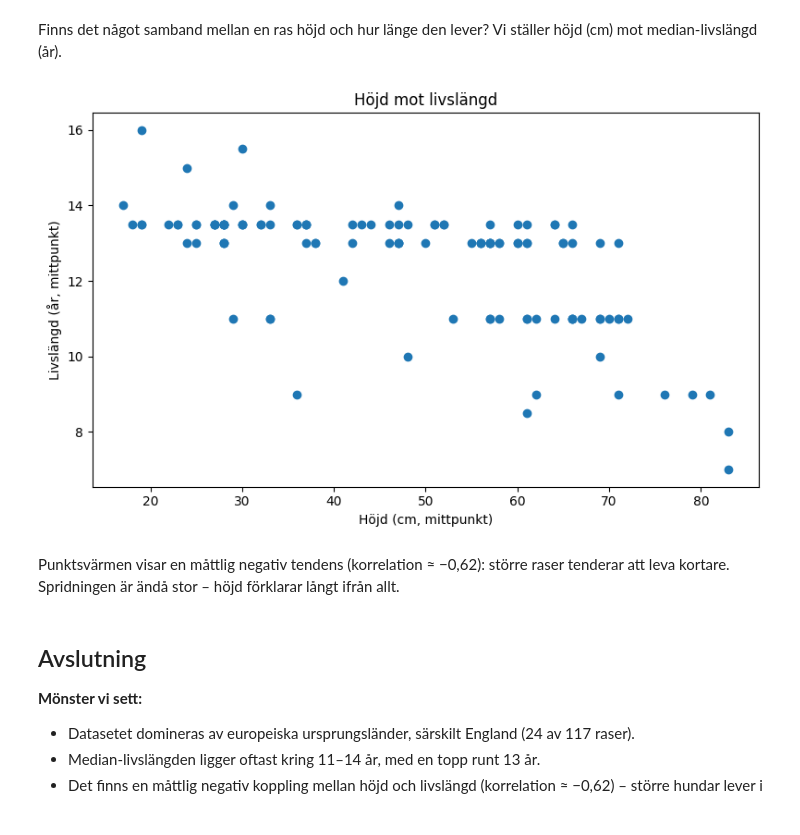
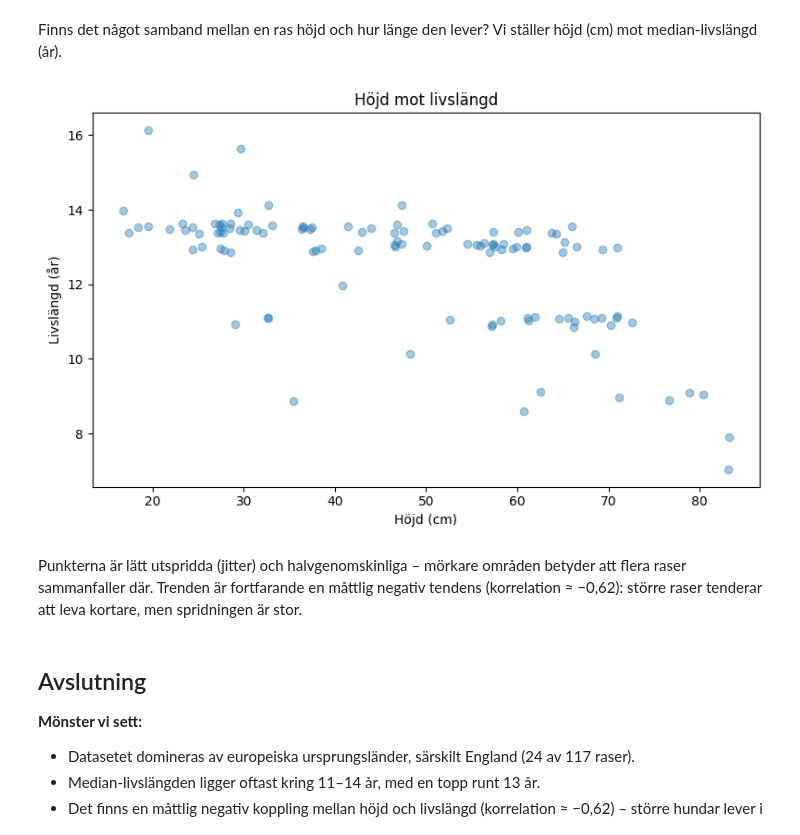
Before and after one commit to LukWen-Ill/inlamning-KK1-Lukas-Wennstrom, a Jupyter notebook: notebook.ipynb, the cells around one changed output. Cells and saved outputs as stored; diff of their text form; code cells hidden in the pictures.

Commit message:
scatter har jitter

```diff
--- a/notebook.ipynb
+++ b/notebook.ipynb
@@ -155,17 +156,23 @@ De flesta raser har en median-livslängd på ungefär 11–14 år, med en tydlig
 # %% [markdown]
 Finns det något samband mellan en ras höjd och hur länge den lever? Vi ställer höjd (cm) mot median-livslängd (år).
 # %%
+# Många raser delar exakt samma (höjd, livslängd). Lite slumpförskjutning (jitter)
+# och genomskinlighet gör att överlappande punkter syns.
+rng = np.random.default_rng(0)  # fast frö => samma bild varje körning
+jitter_h = rng.uniform(-0.6, 0.6, len(df))
+jitter_l = rng.uniform(-0.15, 0.15, len(df))
+
 fig, ax = plt.subplots(figsize=(8, 5))
-ax.scatter(df["Höjd_cm"], df["Livslängd_mitt"])
+ax.scatter(df["Höjd_cm"] + jitter_h, df["Livslängd_mitt"] + jitter_l, alpha=0.4)
 ax.set_title("Höjd mot livslängd")
-ax.set_xlabel("Höjd (cm, mittpunkt)")
-ax.set_ylabel("Livslängd (år, mittpunkt)")
+ax.set_xlabel("Höjd (cm)")
+ax.set_ylabel("Livslängd (år)")
 fig.tight_layout()
 plt.show()
 # %% [output]
-[figure, old version]
+[figure, new version]
 # %% [markdown]
-Punktsvärmen visar en måttlig negativ tendens (korrelation ≈ −0,62): större raser tenderar att leva kortare. Spridningen är ändå stor – höjd förklarar långt ifrån allt.
+Punkterna är lätt utspridda (jitter) och halvgenomskinliga – mörkare områden betyder att flera raser sammanfaller där. Trenden är fortfarande en måttlig negativ tendens (korrelation ≈ −0,62): större raser tenderar att leva kortare, men spridningen är stor.
 # %% [markdown]
 ## Avslutning
 
```
Also changed, not shown: parts of 1 cell of this notebook.
